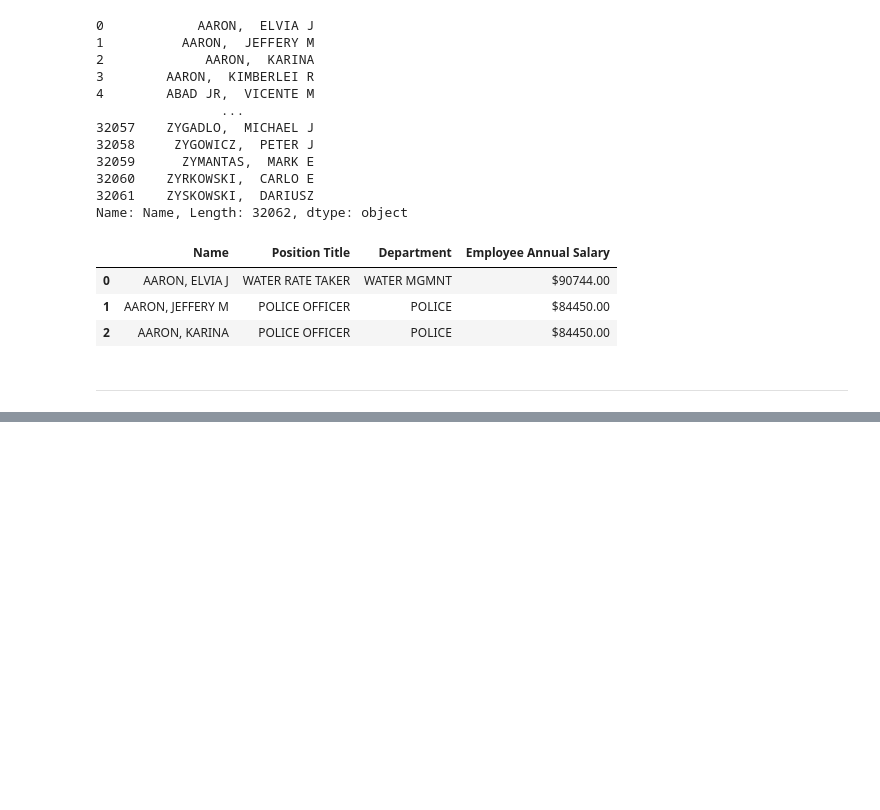
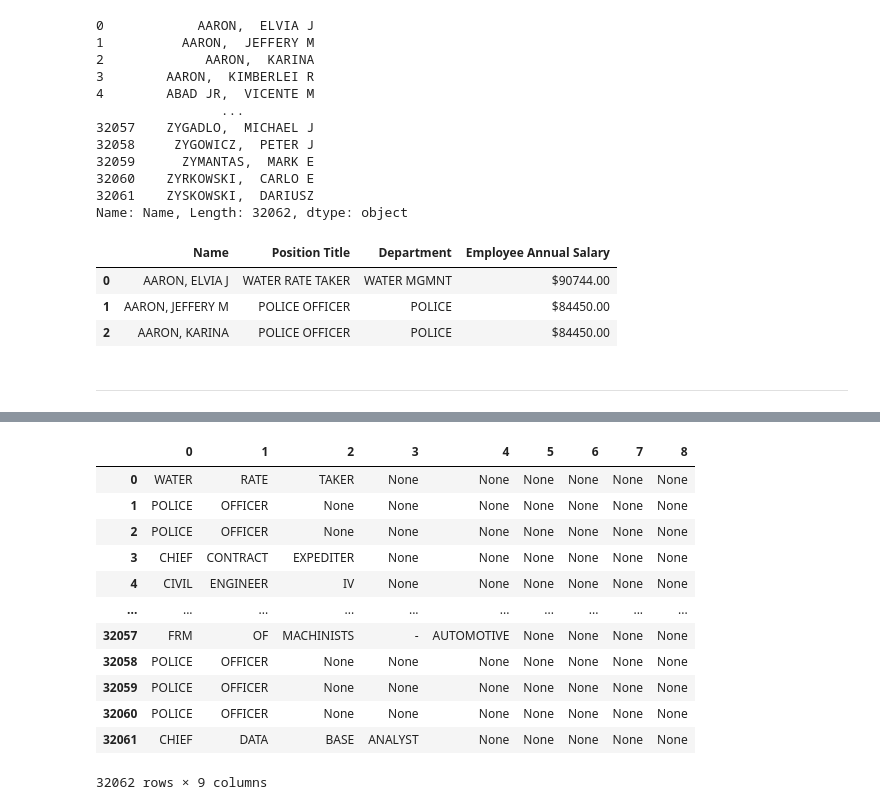
Before and after one commit to ptyadana/Data-Science-and-Machine-Learning-Projects-Dojo, a Jupyter notebook: Pandas - Data Analysis with Pandas and Python - BP/06_Working_with_Text_Data.ipynb, the cells around one changed output, grey strips where cells are left out. Saved outputs shown, nothing was run; the diff lists cells and outputs as text; code cells hidden in the pictures; blank space fills up the shorter version.

Commit message:
Working with Text Data - completed
Former-commit-id: fe46b37e45434c26e8e28986bf2f2c6c8b208c73

```diff
--- a/Pandas - Data Analysis with Pandas and Python - BP/06_Working_with_Text_Data.ipynb
+++ b/Pandas - Data Analysis with Pandas and Python - BP/06_Working_with_Text_Data.ipynb
@@ -377,0 +539,4 @@ chicago.head(3)
+# %%
+chicago = pd.read_csv('Data/chicago.csv').dropna(how='all')
+chicago['Department'] = chicago['Department'].astype('category')
+chicago.head(3)
@@ -377,0 +583,3 @@ chicago.head(3)
+# %%
+chicago[['Last Name', 'First Name']] = chicago['Name'].str.split(',', expand=True)
+chicago.head()
@@ -377,0 +597,16 @@ chicago.head(3)
+# %%
+chicago['Position Title'].str.split(' ', expand=True)
+# %% [output]
+|  | 0 | 1 | 2 | 3 | 4 | 5 | 6 | 7 | 8 |
+| 0 | WATER | RATE | TAKER | None | None | None | None | None | None |
+| 1 | POLICE | OFFICER | None | None | None | None | None | None | None |
+| 2 | POLICE | OFFICER | None | None | None | None | None | None | None |
+| 3 | CHIEF | CONTRACT | EXPEDITER | None | None | None | None | None | None |
+| 4 | CIVIL | ENGINEER | IV | None | None | None | None | None | None |
+| ... | ... | ... | ... | ... | ... | ... | ... | ... | ... |
+| 32057 | FRM | OF | MACHINISTS | - | AUTOMOTIVE | None | None | None | None |
+| 32058 | POLICE | OFFICER | None | None | None | None | None | None | None |
+| 32059 | POLICE | OFFICER | None | None | None | None | None | None | None |
+| 32060 | POLICE | OFFICER | None | None | None | None | None | None | None |
+| 32061 | CHIEF | DATA | BASE | ANALYST | None | None | None | None | None |
+32062 rows × 9 columns
```
Also changed, not shown: parts of 39 cells of this notebook.
